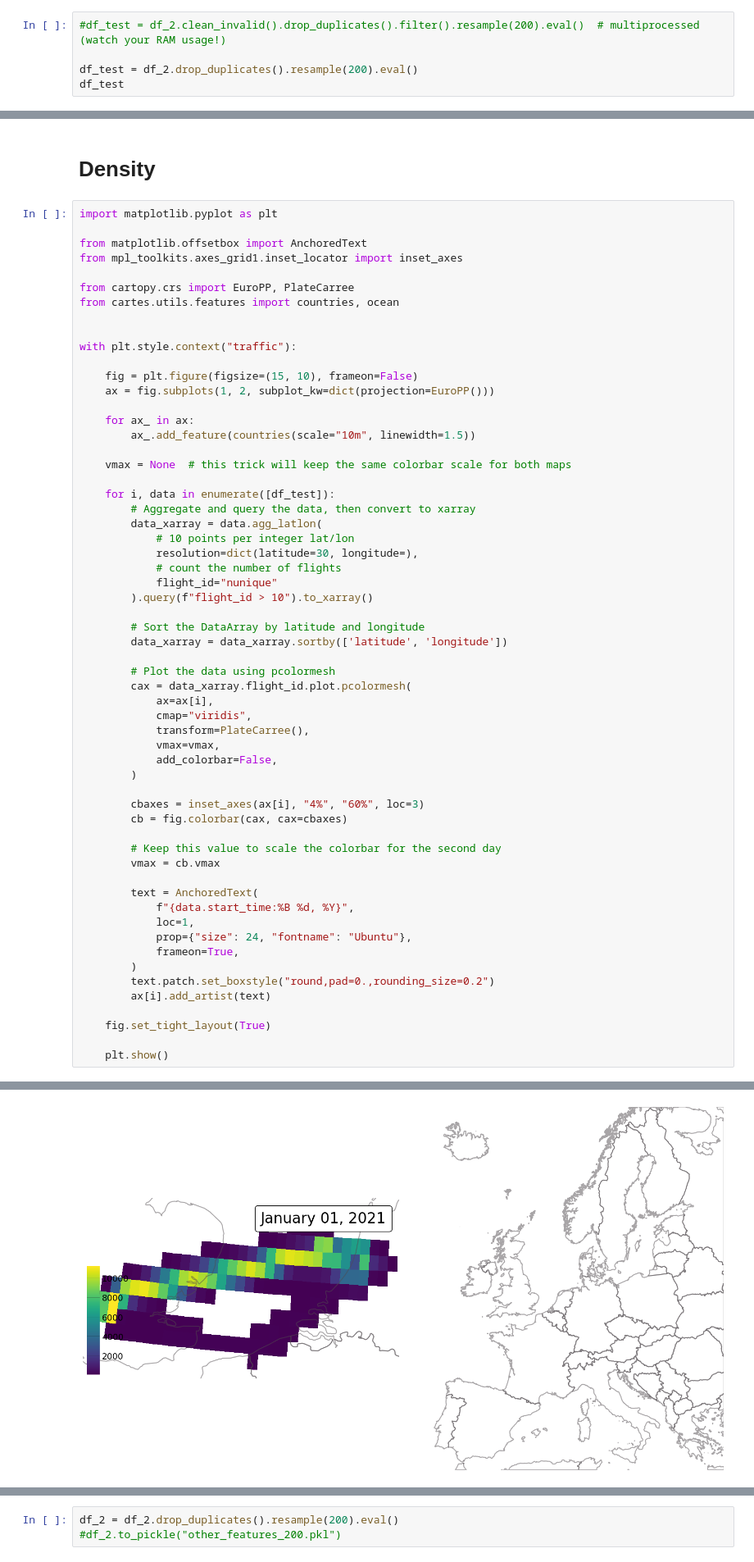
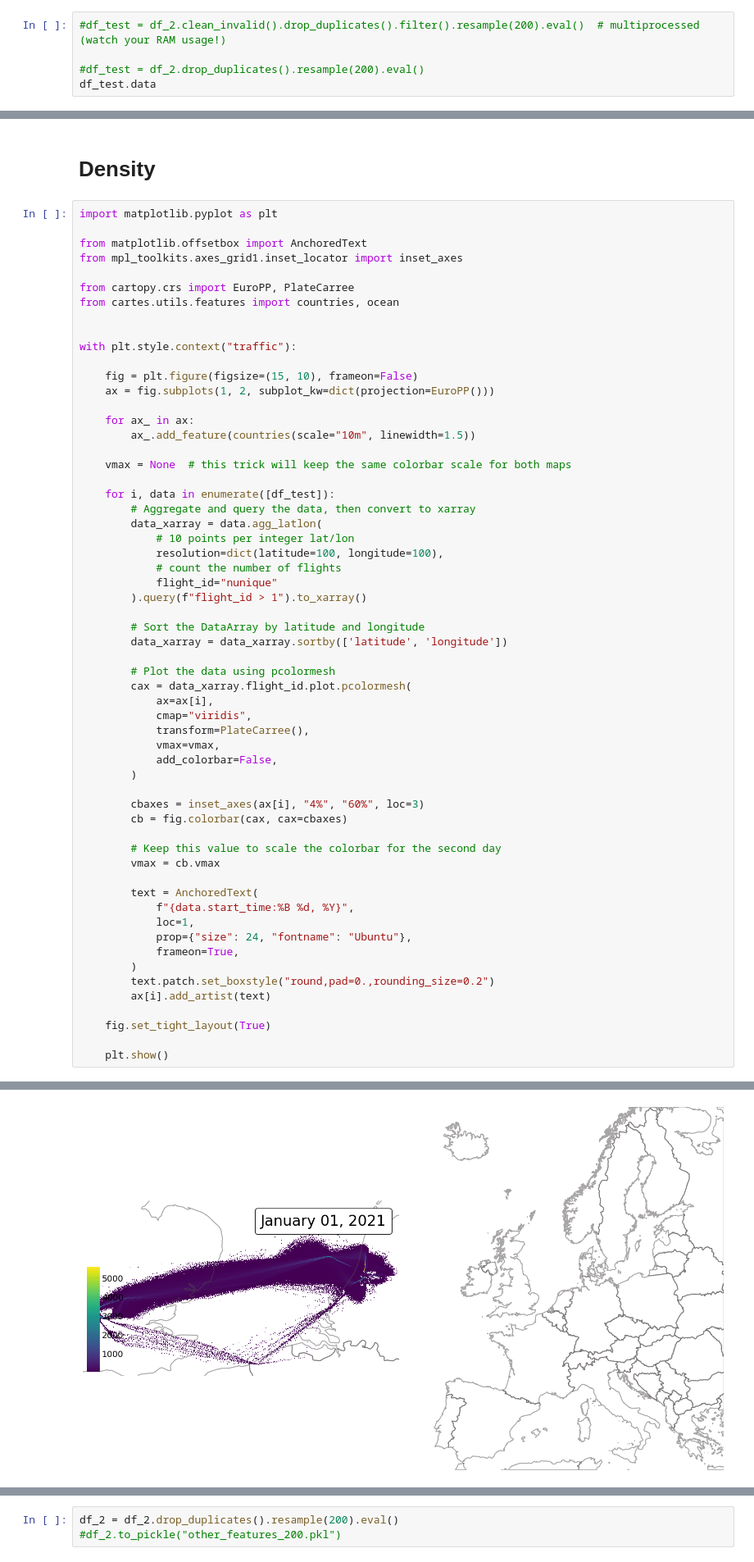
Before and after one commit to SynthAIr/DM_FM_Trajectories, a Jupyter notebook: src/data/OpenSky_viewer.ipynb, the cells around one changed output, grey strips where cells are left out. Shown at 82% size. Drawn from its saved outputs; the diff is of its cells as text.

```diff
--- a/src/data/OpenSky_viewer.ipynb
+++ b/src/data/OpenSky_viewer.ipynb
@@ -50,6 +50,6 @@ with 11385 identifiers
 # %%
 #df_test = df_2.clean_invalid().drop_duplicates().filter().resample(200).eval()  # multiprocessed (watch your RAM usage!)
 
-df_test = df_2.drop_duplicates().resample(200).eval()
-df_test
+#df_test = df_2.drop_duplicates().resample(200).eval()
+df_test.data
 # %% [output]
@@ -93,10 +92,10 @@ with plt.style.context("traffic"):
         # Aggregate and query the data, then convert to xarray
         data_xarray = data.agg_latlon(
             # 10 points per integer lat/lon
-            resolution=dict(latitude=30, longitude=),
+            resolution=dict(latitude=100, longitude=100),
             # count the number of flights
             flight_id="nunique"
-        ).query(f"flight_id > 10").to_xarray()
+        ).query(f"flight_id > 1").to_xarray()
 
         # Sort the DataArray by latitude and longitude
         data_xarray = data_xarray.sortby(['latitude', 'longitude'])
@@ -116,31 +115,31 @@ with plt.style.context("traffic"):
         # Keep this value to scale the colorbar for the second day
         vmax = cb.vmax
 
         text = AnchoredText(
             f"{data.start_time:%B %d, %Y}",
             loc=1,
             prop={"size": 24, "fontname": "Ubuntu"},
             frameon=True,
         )
         text.patch.set_boxstyle("round,pad=0.,rounding_size=0.2")
         ax[i].add_artist(text)
 
     fig.set_tight_layout(True)
 
     plt.show()
 # %% [output]
 findfont: Font family 'Ubuntu' not found.
 findfont: Font family 'Ubuntu' not found.
 findfont: Font family 'Ubuntu' not found.
 findfont: Font family 'Ubuntu' not found.
 findfont: Font family 'Ubuntu' not found.
 findfont: Font family 'Ubuntu' not found.
 findfont: Font family 'Ubuntu' not found.
 findfont: Font family 'Ubuntu' not found.
 findfont: Font family 'Ubuntu' not found.
 findfont: Font family 'Ubuntu' not found.
 findfont: Font family 'Ubuntu' not found.
 findfont: Font family 'Ubuntu' not found.
 findfont: Font family 'Ubuntu' not found.
 findfont: Font family 'Ubuntu' not found.
-[figure, old version]
+[figure, new version]
```
Also changed, not shown: parts of 8 cells of this notebook.
